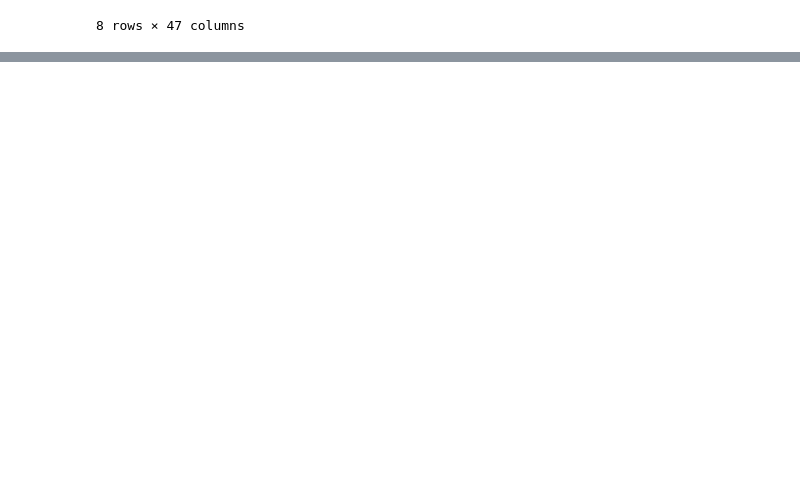
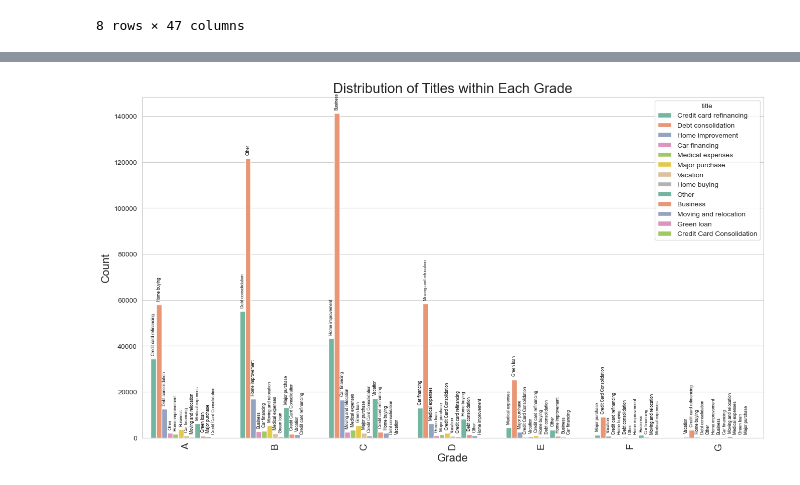
Before and after one commit to karenreyesss/1st-project-bootcamp, a Jupyter notebook: project1.ipynb, the cells around one changed output, grey strips where cells are left out. Drawn from its saved outputs; the diff is of its cells as text; code cells hidden in the pictures; blank space fills up the shorter version.

```diff
--- a/project1.ipynb
+++ b/project1.ipynb
@@ -125,0 +268,30 @@ lending_club_data.describe()
+# %%
+# Create a figure and a bar plot
+plt.figure(figsize=(16, 10))
+ax = sns.countplot(data=lending_club_data, x='grade', hue='title', palette='Set2', order=['A', 'B', 'C', 'D', 'E', 'F', 'G'])
+
+# Set title and labels
+plt.title('Distribution of Titles within Each Grade', fontsize=20)
+plt.xlabel('Grade', fontsize=16)
+plt.ylabel('Count', fontsize=16)
+
+# Increase the rotation for x-axis labels for better visibility
+plt.xticks(rotation=90, fontsize=14)
+
+# Extract unique titles from the legend
+legend_labels = [l.get_text() for l in ax.get_legend().get_texts()]
+
+# Modify the annotations to position the labels correctly
+for i, p in enumerate(ax.patches):
+    if p.get_height() > 0:  # Only label bars with height greater than 0
+        title = legend_labels[i % len(legend_labels)]  # Cycle through unique titles
+        ax.annotate(title, (p.get_x() + p.get_width() / 2., p.get_height()),
+                    ha='center', va='bottom', fontsize=6, color='black', rotation=90,
+                    xytext=(0, 5), textcoords='offset points')
+
+# Adjust the bottom margin to prevent x-axis labels from overlapping with the axis
+plt.subplots_adjust(bottom=0.2)
+
+plt.show()
+# %% [output]
+[figure, added]
```
Also changed, not shown: parts of 10 cells of this notebook, 16 other files.
